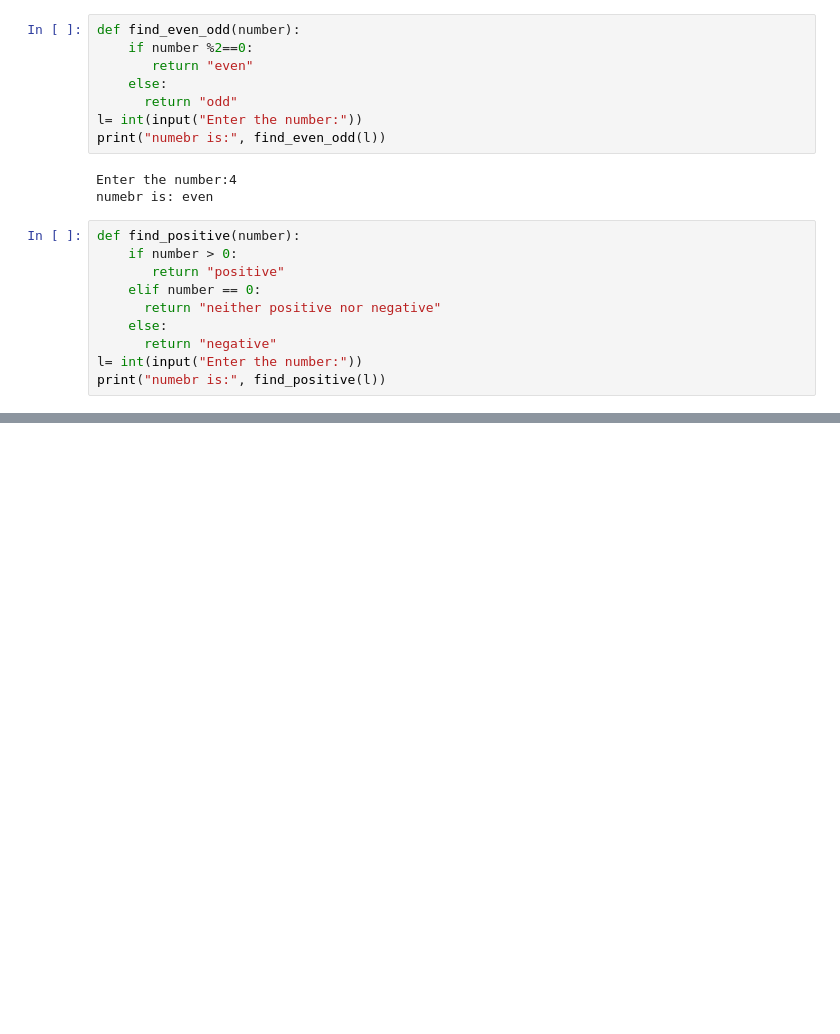
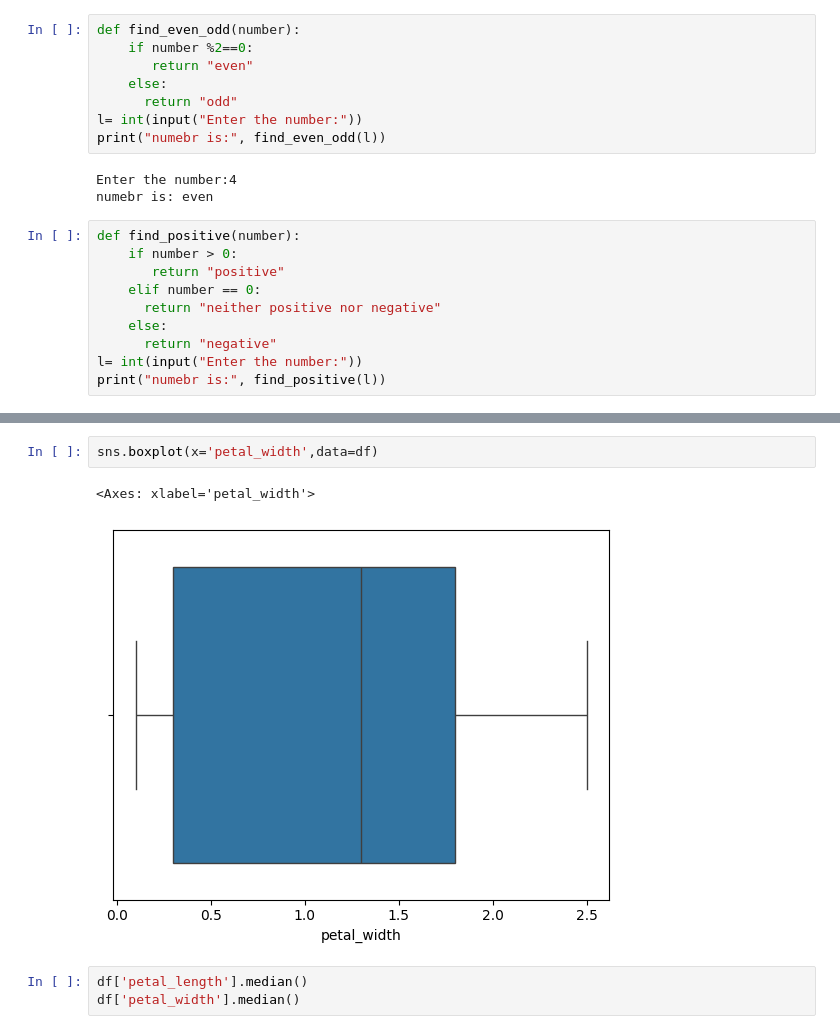
Before and after one commit to rajeshdchikkala/Ai-Datascience, a Jupyter notebook: Untitled1.ipynb, the cells around one changed output, grey strips where cells are left out. Drawn from its saved outputs; the diff is of its cells as text; blank space fills up the shorter version.

```diff
--- a/Untitled1.ipynb
+++ b/Untitled1.ipynb
@@ -60,0 +92,8 @@ print("numebr is:", find_positive(l))
+# %%
+sns.boxplot(x='petal_width',data=df)
+# %% [output]
+<Axes: xlabel='petal_width'>
+[figure, added]
+# %%
+df['petal_length'].median()
+df['petal_width'].median()
```
Also changed, not shown: parts of 96 cells of this notebook.
